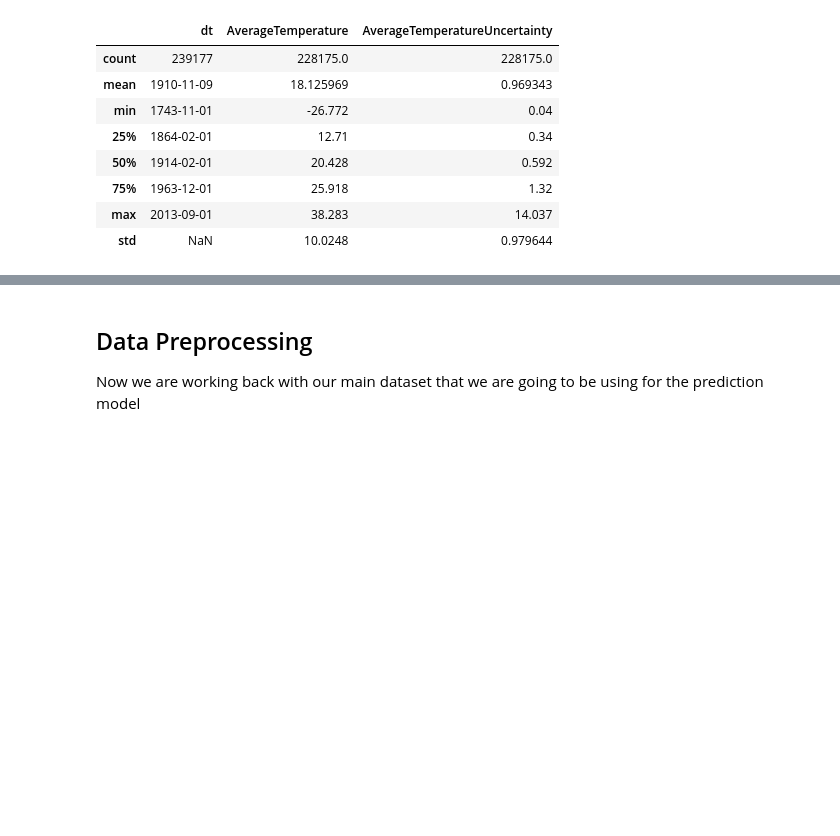
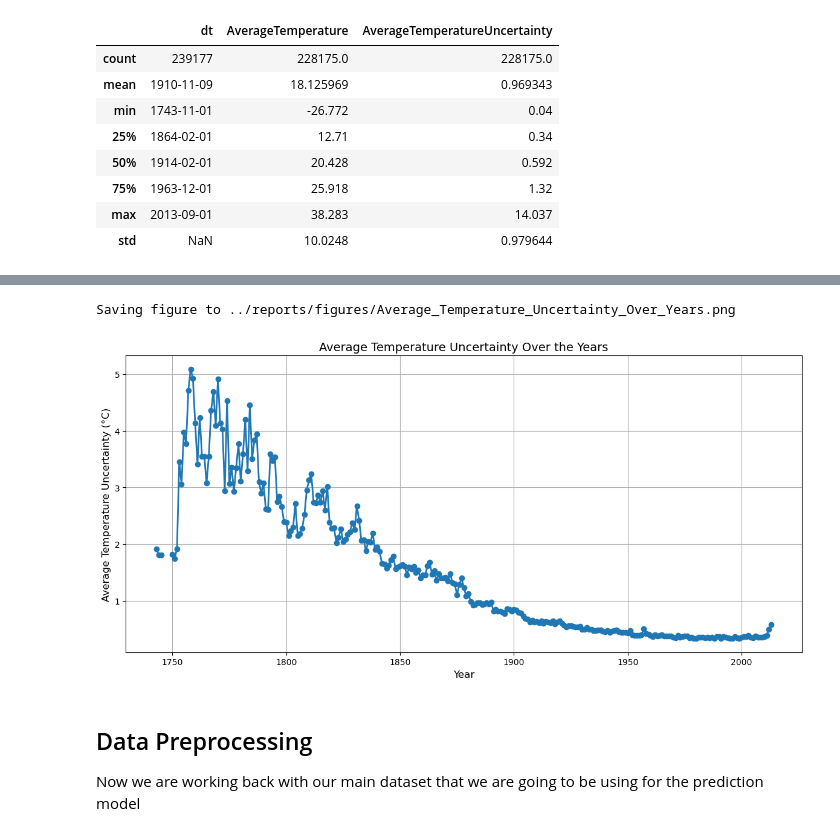
Before and after one commit to edwinperaza99/weather-prediction-model, a Jupyter notebook: notebooks/4_ML_Models.ipynb, the cells around one changed output, grey strips where cells are left out. Saved outputs shown, nothing was run; the diff lists cells and outputs as text; code cells hidden in the pictures; blank space fills up the shorter version.

Commit message:
add figure

```diff
--- a/notebooks/4_ML_Models.ipynb
+++ b/notebooks/4_ML_Models.ipynb
@@ -207,3 +207,20 @@ plt.show()
+# %%
+# Group by year and calculate the mean of AverageTemperatureUncertainty
+yearly_uncertainty = df.groupby('Year')['AverageTemperatureUncertainty'].mean()
+
+# Plotting the data
+plt.figure(figsize=(12, 6))
+plt.plot(yearly_uncertainty.index, yearly_uncertainty.values, marker='o', linestyle='-', linewidth=2)
+plt.title("Average Temperature Uncertainty Over the Years", fontsize=14)
+plt.xlabel("Year", fontsize=12)
+plt.ylabel("Average Temperature Uncertainty (°C)", fontsize=12)
+plt.grid(True)
+plt.tight_layout()
+save_fig("Average_Temperature_Uncertainty_Over_Years")
+plt.show()
+# %% [output]
+Saving figure to ../reports/figures/Average_Temperature_Uncertainty_Over_Years.png
+[figure, added]
 # %% [markdown]
 ## Data Preprocessing
 Now we are working back with our main dataset that we are going to be using for the prediction model
```
Also changed, not shown: parts of 4 cells of this notebook, 1 other file.
